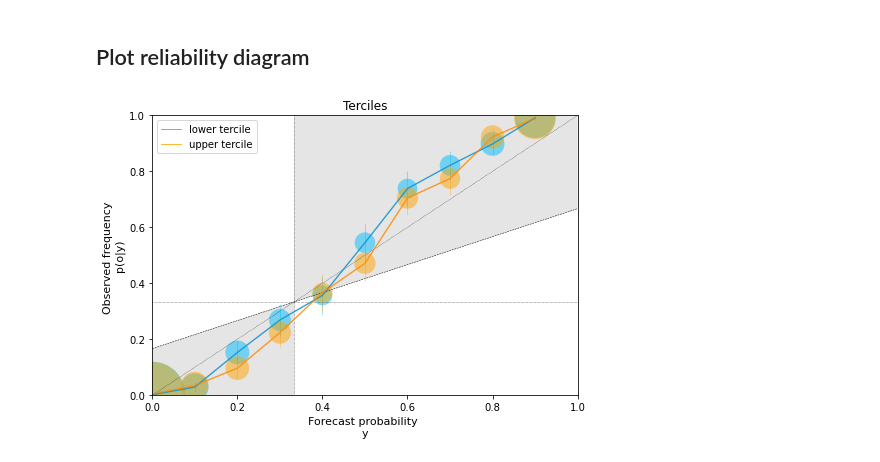
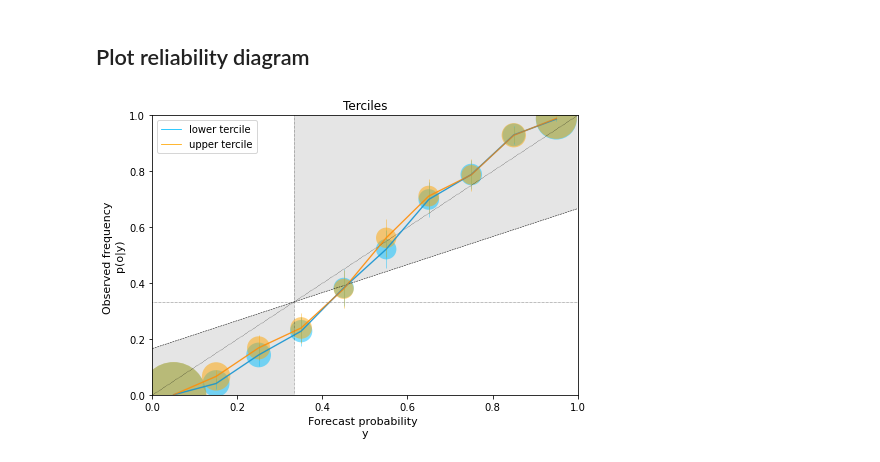
Before and after one commit to clecoz/ReliabilityDiagram, a Jupyter notebook: example.ipynb, the cells around one changed output. Cells and saved outputs as stored; diff of their text form; code cells hidden in the pictures.

Commit message:
Update example
Use bins mid-points in plots

```diff
--- a/example.ipynb
+++ b/example.ipynb
@@ -93,6 +93,8 @@ c_table_ut = data_ut.contingency_table()
 wti_ut = np.sum(c_table_ut,axis=1)/np.sum(c_table_ut)
 oi_ut = data_ut.observed_frequency()
 ci_low_ut, ci_upp_ut = data_ut.confidence_intervals()
+
+yi = data_lt.bins + (data_lt.bins[1]-data_lt.bins[0])/2  # both have the same bins for the forecast probabilities (same nbins)
 # %%
 # Other elements for plot
 xd = yd = [0,1]
@@ -102,25 +104,25 @@ sk_line = [q/2,(1-q)/2+q]
 # %%
 # Plot
 # (in this example, the model is inderconfident)
 fig = pl.figure(figsize=(7,5))
 pl.plot(xd,yd,color='black',linestyle=':',linewidth=0.5)
 pl.plot(xd,clim_y,color='black',linestyle=':',linewidth=0.5)
 pl.plot(clim_x,yd,color='black',linestyle=':',linewidth=0.5)
 pl.plot(xd,sk_line,color='black',linestyle='--',linewidth=0.5)
 pl.fill_between(xd,xd,sk_line,facecolor='grey',alpha=0.2)
 pl.fill_betweenx(yd,yd,clim_x,facecolor='grey',alpha=0.2)
-pl.scatter(data_lt.bins,oi_lt,s=wti_lt*10000,color='deepskyblue',marker='o',alpha=0.5,edgecolors='none')
-pl.plot(data_lt.bins,oi_lt,color='deepskyblue',linestyle='-',linewidth=0.8, label="lower tercile")
-pl.errorbar(data_lt.bins,oi_lt,yerr=[oi_lt - ci_low_lt, ci_upp_lt - oi_lt],ecolor='deepskyblue',elinewidth=0.8,alpha=0.5)
-pl.scatter(data_ut.bins,oi_ut,s=wti_ut*10000,color='orange',marker='o',alpha=0.5,edgecolors='none')
-pl.plot(data_ut.bins,oi_ut,color='orange',linestyle='-',linewidth=0.8, label="upper tercile")
-pl.errorbar(data_ut.bins,oi_ut,yerr=[oi_ut - ci_low_ut, ci_upp_ut - oi_ut],ecolor='orange',elinewidth=0.8,alpha=0.5)
+pl.scatter(yi,oi_lt,s=wti_lt*10000,color='deepskyblue',marker='o',alpha=0.5,edgecolors='none')
+pl.plot(yi,oi_lt,color='deepskyblue',linestyle='-',linewidth=0.8, label="lower tercile")
+pl.errorbar(yi,oi_lt,yerr=[oi_lt - ci_low_lt, ci_upp_lt - oi_lt],ecolor='deepskyblue',elinewidth=0.8,alpha=0.5)
+pl.scatter(yi,oi_ut,s=wti_ut*10000,color='orange',marker='o',alpha=0.5,edgecolors='none')
+pl.plot(yi,oi_ut,color='orange',linestyle='-',linewidth=0.8, label="upper tercile")
+pl.errorbar(yi,oi_ut,yerr=[oi_ut - ci_low_ut, ci_upp_ut - oi_ut],ecolor='orange',elinewidth=0.8,alpha=0.5)
 pl.ylim(0.0,1.0)
 pl.xlim(0.0,1.0)
 pl.legend()
 pl.ylabel('Observed frequency \np(o|y)',fontsize=11)
 pl.xlabel('Forecast probability \ny',fontsize=11)
 pl.title("Terciles")
 pl.tight_layout()
 # %% [output]
-[figure, old version]
+[figure, new version]
```
Also changed, not shown: parts of 5 cells of this notebook, 3 other files.
